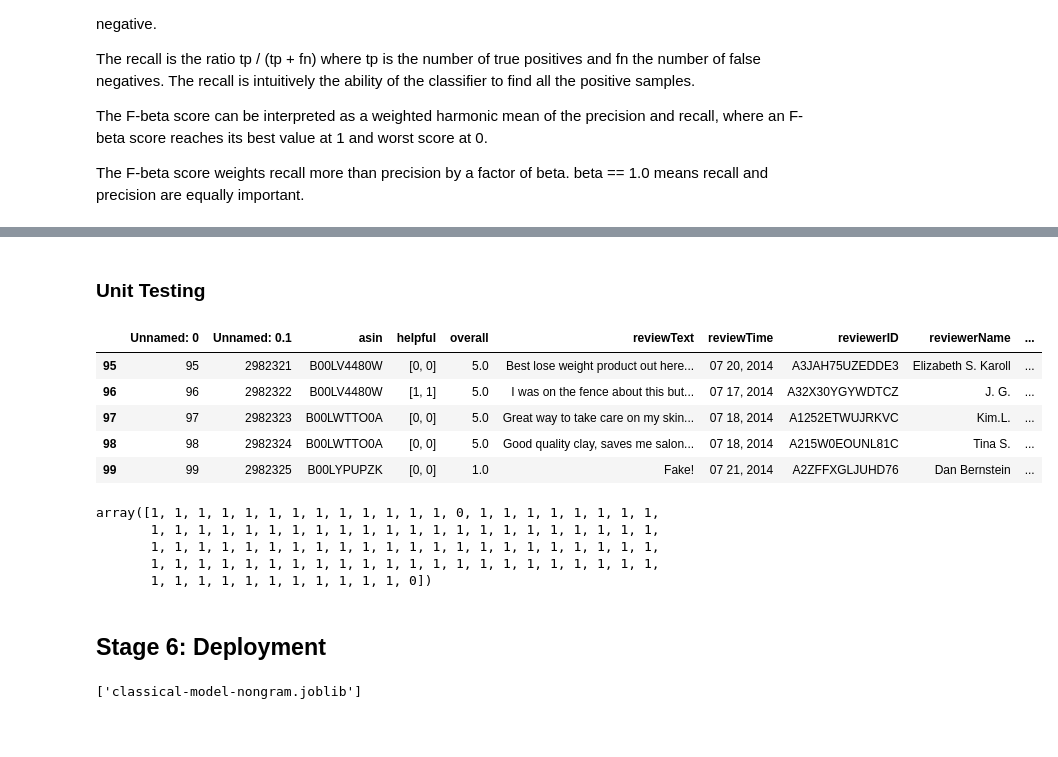
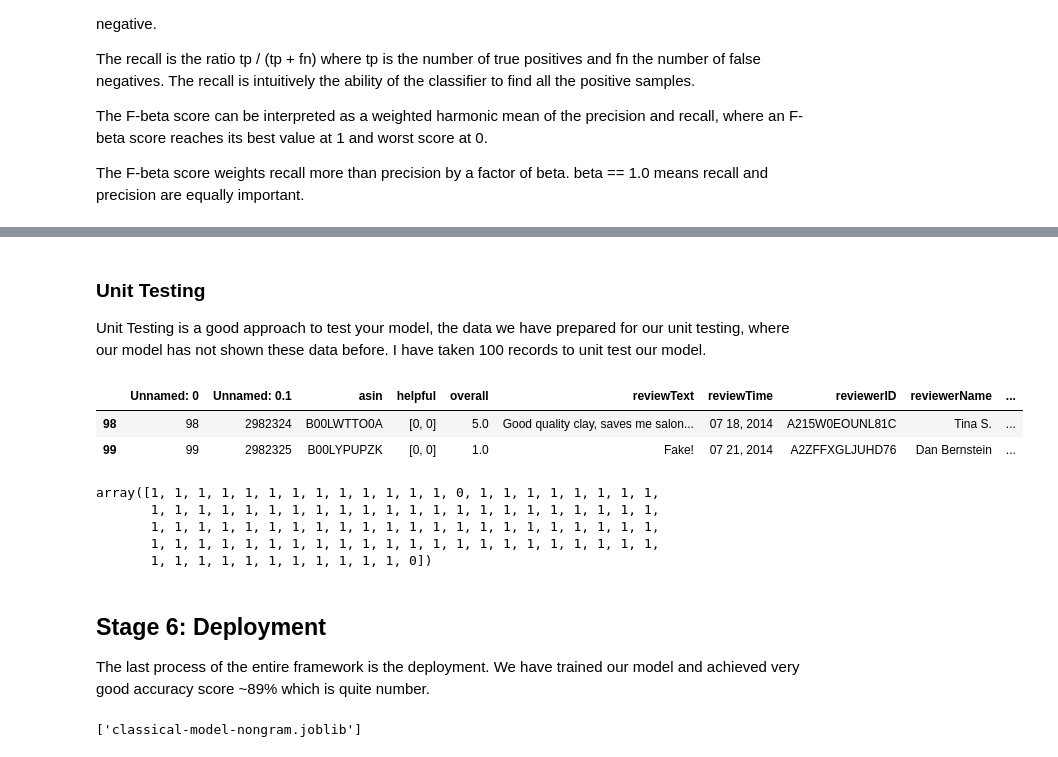
Before and after one commit to PramodaMajhi/sentiment-analysis, a Jupyter notebook: SentimentAnalysis-classical.ipynb, the cells around one changed output, grey strips where cells are left out. Cells and saved outputs as stored; diff of their text form; code cells hidden in the pictures; blank space fills up the shorter version.

```diff
--- a/SentimentAnalysis-classical.ipynb
+++ b/SentimentAnalysis-classical.ipynb
@@ -274,15 +255,13 @@ weighted avg       0.88      0.89      0.88    103907
 [figure]
-# %% [markdown]
-### Unit Testing
+# %% [markdown]
+### Unit Testing
+Unit Testing is a good approach to test your model, the data we have prepared for our unit testing, where our model has not shown these data before. I have taken 100 records to unit test our model.
 # %%
 # read text data from file
 df = pd.read_csv("test-data-filtered.csv")
-df.tail()
+df.tail(2)
 # %% [output]
 |  | Unnamed: 0 | Unnamed: 0.1 | asin | helpful | overall | reviewText | reviewTime | reviewerID | reviewerName | ... |
-| 95 | 95 | 2982321 | B00LV4480W | [0, 0] | 5.0 | Best lose weight product out here... | 07 20, 2014 | A3JAH75UZEDDE3 | Elizabeth S. Karoll | ... |
-| 96 | 96 | 2982322 | B00LV4480W | [1, 1] | 5.0 | I was on the fence about this but... | 07 17, 2014 | A32X30YGYWDTCZ | J. G. | ... |
-| 97 | 97 | 2982323 | B00LWTTO0A | [0, 0] | 5.0 | Great way to take care on my skin... | 07 18, 2014 | A1252ETWUJRKVC | Kim.L. | ... |
 | 98 | 98 | 2982324 | B00LWTTO0A | [0, 0] | 5.0 | Good quality clay, saves me salon... | 07 18, 2014 | A215W0EOUNL81C | Tina S. | ... |
 | 99 | 99 | 2982325 | B00LYPUPZK | [0, 0] | 1.0 | Fake! | 07 21, 2014 | A2ZFFXGLJUHD76 | Dan Bernstein | ... |
 # %%
@@ -296,8 +275,10 @@ array([1, 1, 1, 1, 1, 1, 1, 1, 1, 1, 1, 1, 1, 0, 1, 1, 1, 1, 1, 1, 1, 1,
        1, 1, 1, 1, 1, 1, 1, 1, 1, 1, 1, 1, 1, 1, 1, 1, 1, 1, 1, 1, 1, 1,
        1, 1, 1, 1, 1, 1, 1, 1, 1, 1, 1, 1, 1, 1, 1, 1, 1, 1, 1, 1, 1, 1,
        1, 1, 1, 1, 1, 1, 1, 1, 1, 1, 1, 0])
-# %% [markdown]
-## Stage 6: Deployment
+# %% [markdown]
+## Stage 6: Deployment
+The last process of the entire framework is the deployment.
+We have trained our model and achieved very good accuracy score ~89% which is quite number.
 # %%
 joblib.dump(vectorizer, 'classical-vectorizer.joblib')
 joblib.dump(model,'classical-model.joblib')
```
Also changed, not shown: parts of 17 cells of this notebook, 5 other files.
